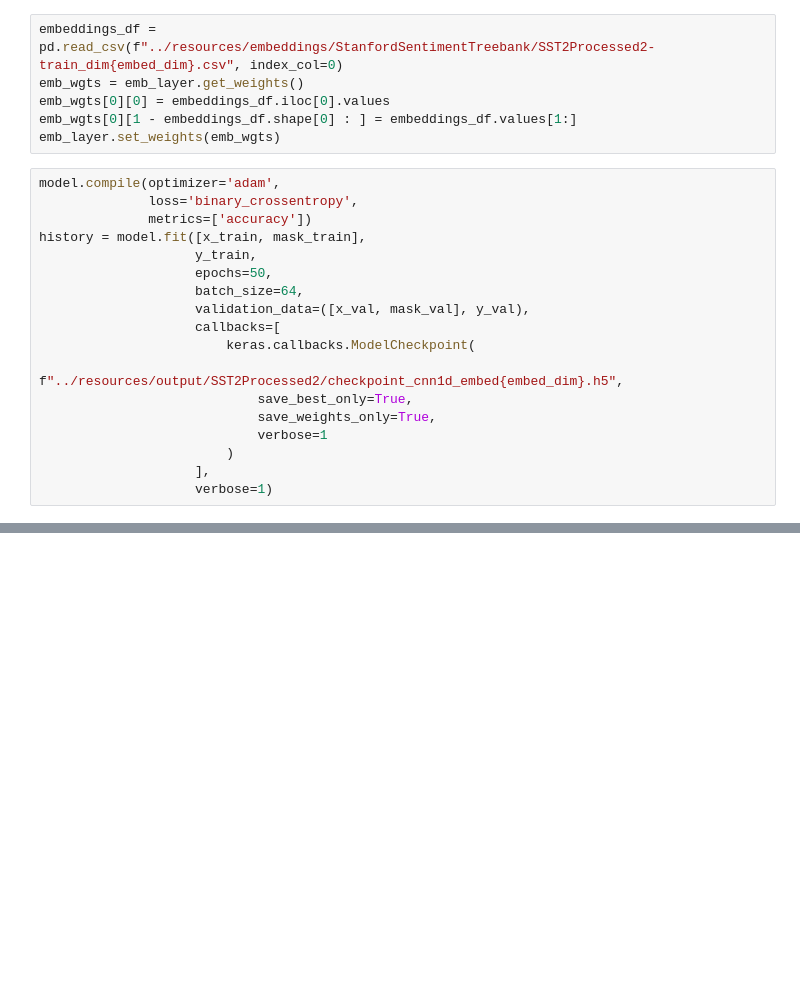
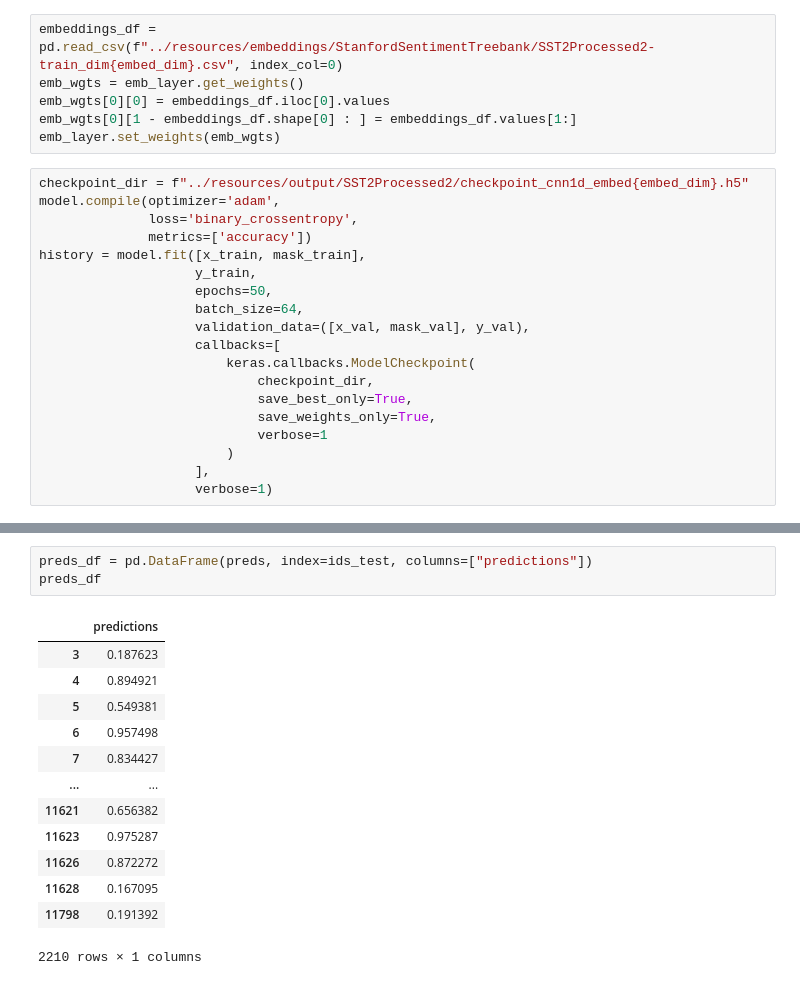
Before and after one commit to AzevedoArthur/nlp-final, a Jupyter notebook: exp2_cnn1D-v3.ipynb, the cells around one changed output, grey strips where cells are left out. Saved outputs shown, nothing was run; the diff lists cells and outputs as text; blank space fills up the shorter version.

```diff
--- a/exp2_cnn1D-v3.ipynb
+++ b/exp2_cnn1D-v3.ipynb
@@ -173,6 +174,7 @@ emb_wgts[0][0] = embeddings_df.iloc[0].values
 emb_wgts[0][1 - embeddings_df.shape[0] : ] = embeddings_df.values[1:]
 emb_layer.set_weights(emb_wgts)
 # %%
+checkpoint_dir = f"../resources/output/SST2Processed2/checkpoint_cnn1d_embed{embed_dim}.h5"
 model.compile(optimizer='adam',
               loss='binary_crossentropy',
               metrics=['accuracy'])
@@ -183,7 +185,7 @@ history = model.fit([x_train, mask_train],
                     validation_data=([x_val, mask_val], y_val),
                     callbacks=[
                         keras.callbacks.ModelCheckpoint(
-                            f"../resources/output/SST2Processed2/checkpoint_cnn1d_embed{embed_dim}.h5",
+                            checkpoint_dir,
                             save_best_only=True,
                             save_weights_only=True,
                             verbose=1
@@ -210,0 +226,17 @@ Epoch 50: val_loss did not improve from 0.63397
+# %%
+preds_df = pd.DataFrame(preds, index=ids_test, columns=["predictions"])
+preds_df
+# %% [output]
+|  | predictions |
+| 3 | 0.187623 |
+| 4 | 0.894921 |
+| 5 | 0.549381 |
+| 6 | 0.957498 |
+| 7 | 0.834427 |
+| ... | ... |
+| 11621 | 0.656382 |
+| 11623 | 0.975287 |
+| 11626 | 0.872272 |
+| 11628 | 0.167095 |
+| 11798 | 0.191392 |
+2210 rows × 1 columns
```
Also changed, not shown: parts of 16 cells of this notebook, 1 other file.
